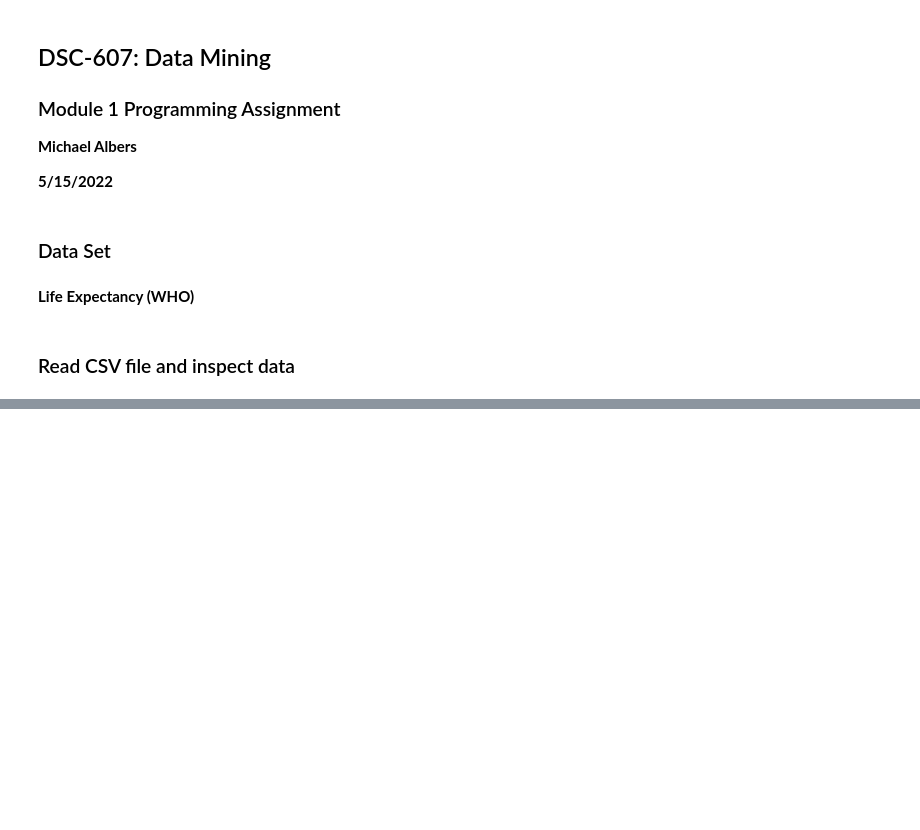
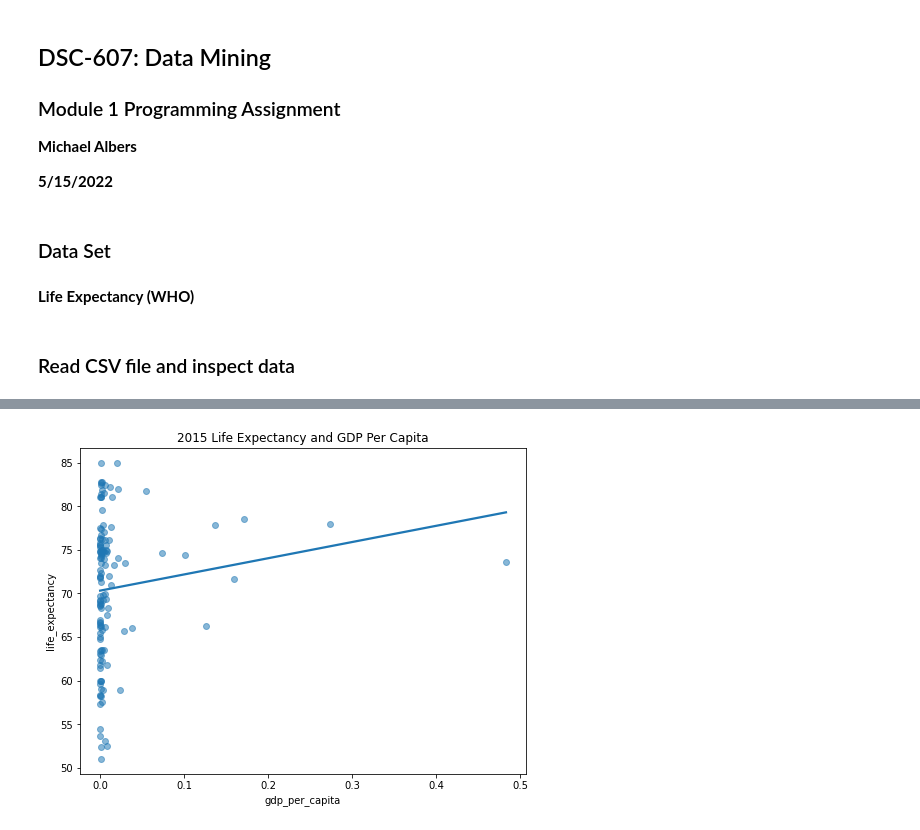
Before and after one commit to mwalbers1/DSC-607-Summer-2022, a Jupyter notebook: module-1-assignment.ipynb, the cells around one changed output, grey strips where cells are left out. Saved outputs shown, nothing was run; the diff lists cells and outputs as text; code cells hidden in the pictures; blank space fills up the shorter version.

```diff
--- a/module-1-assignment.ipynb
+++ b/module-1-assignment.ipynb
@@ -38,0 +217,18 @@ life_exp_df['year'].value_counts()
+# %%
+# remove outliers for gdp_per_capita
+gpc_less_one = (life_exp_2015['gdp_per_capita'] <= 1.0)
+life_exp_2015_new = life_exp_2015.loc[gpc_less_one,:]
+# %%
+# Scatter plot with outliers removed
+fig = plt.figure(figsize = [8,6])
+plt.title('2015 Life Expectancy and GDP Per Capita')
+sns.scatterplot(x="gdp_per_capita", y="life_expectancy", data=life_exp_2015_new, alpha=0.05)
+
+sns.regplot(x="gdp_per_capita",
+         y="life_expectancy",
+         data=life_exp_2015_new,
+         ci=None,
+         scatter_kws={'alpha': 0.5})
+plt.show()
+# %% [output]
+[figure, added]
```
Also changed, not shown: parts of 43 cells of this notebook.
